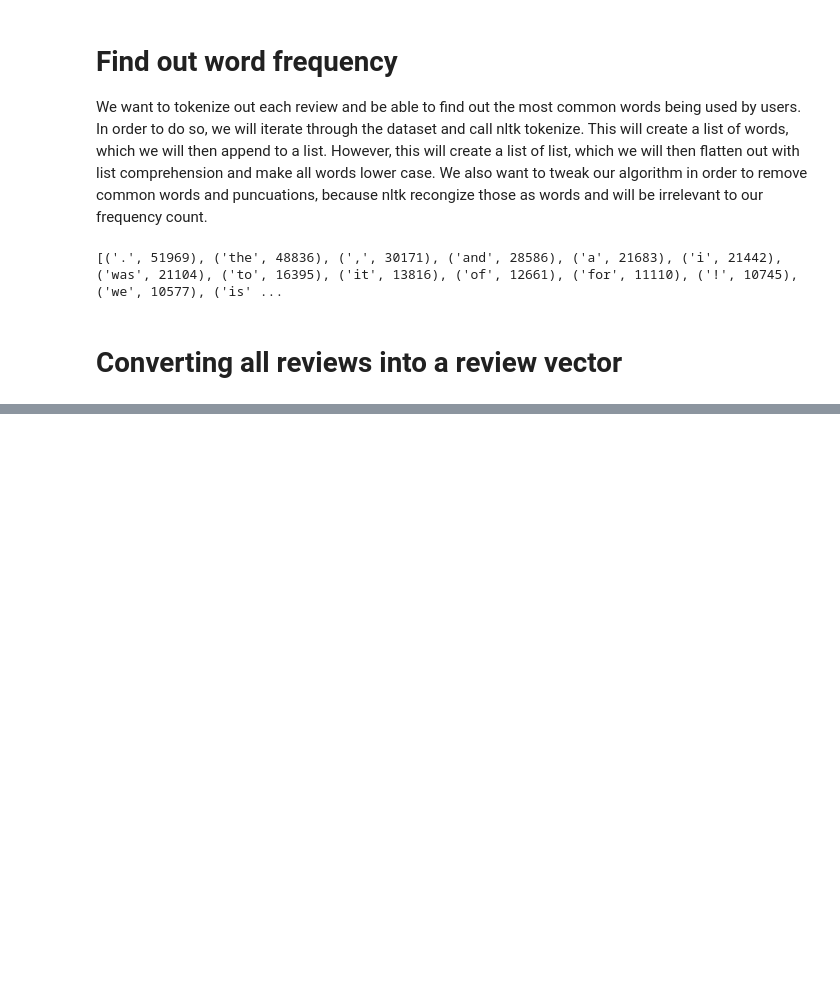
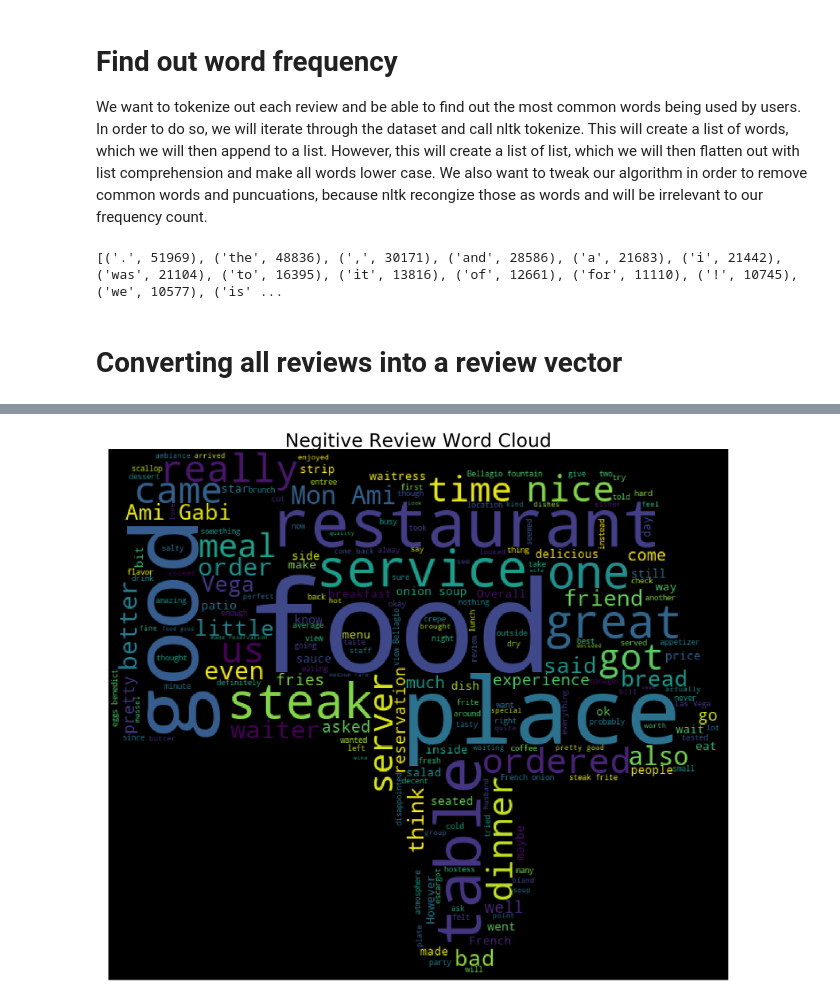
Before and after one commit to NathanNguyen345/Yelp-NLP, a Jupyter notebook: Yelp NLP.ipynb, the cells around one changed output, grey strips where cells are left out. Saved outputs shown, nothing was run; the diff lists cells and outputs as text; code cells hidden in the pictures; blank space fills up the shorter version.

```diff
--- a/Yelp NLP.ipynb
+++ b/Yelp NLP.ipynb
@@ -323,0 +392,4 @@ matrix([[ 0.07469036,  0.0146185 , -0.16116832, -0.08068287, -0.12727386,
+# %%
+generate_wordcloud(neg_content, "Negitive Review Word Cloud", 't_down')
+# %% [output]
+[figure, added]
```
Also changed, not shown: parts of 17 cells of this notebook, 8 other files.
